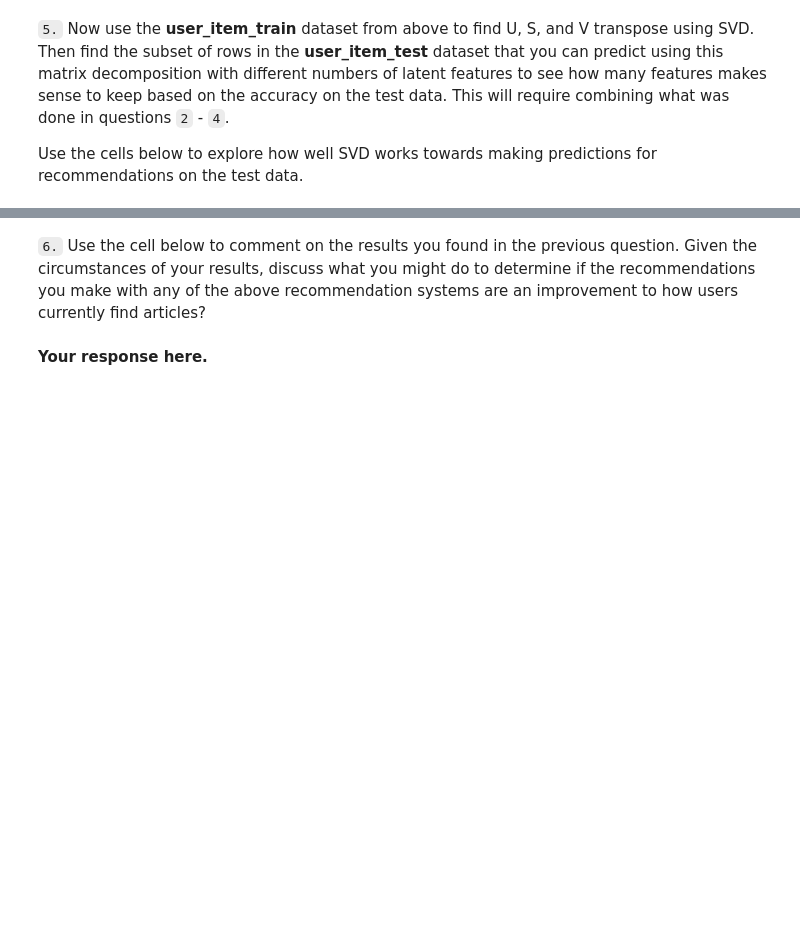
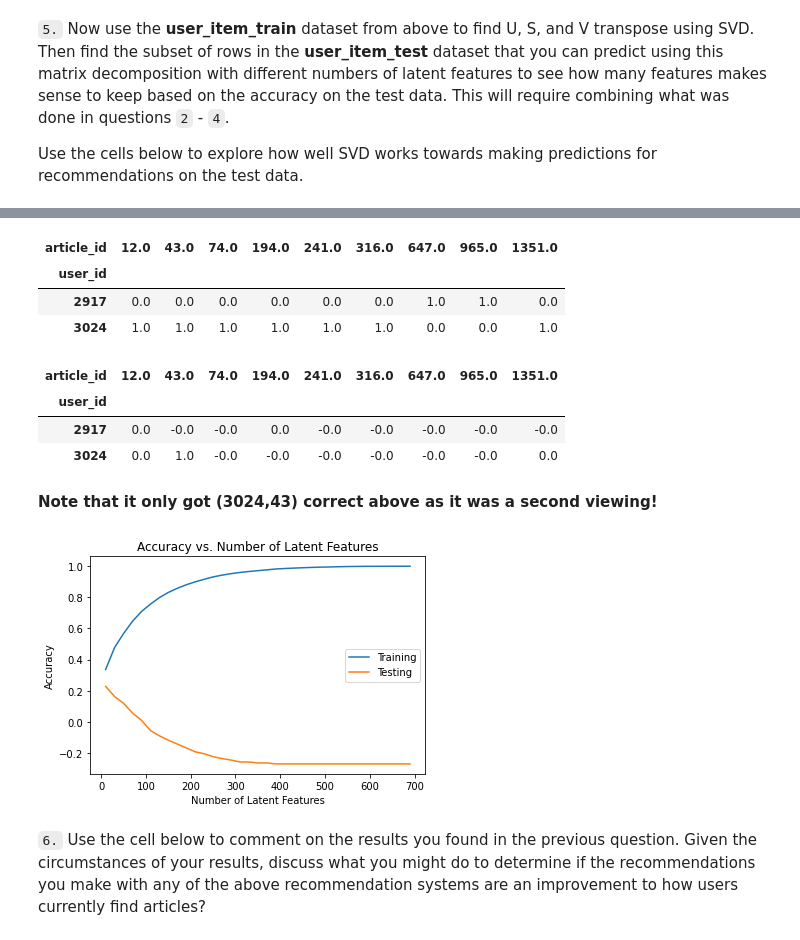
Before and after one commit to paul-stubley/Udacity, a Jupyter notebook: Project_4__Recommendation_Engines/Recommendations_with_IBM.ipynb, the cells around one changed output, grey strips where cells are left out. Drawn from its saved outputs; the diff is of its cells as text; code cells hidden in the pictures; blank space fills up the shorter version.

```diff
--- a/Project_4__Recommendation_Engines/Recommendations_with_IBM.ipynb
+++ b/Project_4__Recommendation_Engines/Recommendations_with_IBM.ipynb
@@ -726,0 +810,3 @@ user_item_train, user_item_test, test_idx, test_arts = create_test_and_train_use
+# %%
+u_train, s_train, vt_train = np.linalg.svd(user_item_train)
+s_train.shape, u_train.shape, vt_train.shape
@@ -726,0 +815,4 @@ user_item_train, user_item_test, test_idx, test_arts = create_test_and_train_use
+# %%
+# Recreate user_item_train using all latent variables
+recreation = recreate_df(u_train,s_train,vt_train,714,user_item_train)
+abs(round(recreation)).head()
@@ -726,0 +832,5 @@ user_item_train, user_item_test, test_idx, test_arts = create_test_and_train_use
+# %%
+# Recreate user_item_train using first k latent variables
+k = 200
+recreation_k = recreate_df(u_train,s_train,vt_train,k,user_item_train)
+recreation_k.head()
@@ -726,0 +850,8 @@ user_item_train, user_item_test, test_idx, test_arts = create_test_and_train_use
+# %%
+existing_users = set(df_test.user_id).intersection(set(df_train.user_id))
+new_users = set(df_test.user_id).difference(set(df_train.user_id))
+print("Existing users: {}, New users: {}".format(len(existing_users),len(new_users)))
+
+existing_articles = set(df_test.article_id).intersection(set(df_train.article_id))
+new_articles = set(df_test.article_id).difference(set(df_train.article_id))
+print("Existing articles: {}, New articles: {}".format(len(existing_articles),len(new_articles)))
@@ -752,0 +917,20 @@ u_train, s_train, vt_train = # fit svd similar to above then use the cells below
+# %%
+# Their new views in the test data
+t2 = user_item_test.loc[[2917,3024]].sort_index()
+t2 = t2.loc[:,t2.sum(axis=0)!=0]
+t2
+# %% [output]
+| article_id | 12.0 | 43.0 | 74.0 | 194.0 | 241.0 | 316.0 | 647.0 | 965.0 | 1351.0 |
+| user_id |  |  |  |  |  |  |  |  |  |
+| 2917 | 0.0 | 0.0 | 0.0 | 0.0 | 0.0 | 0.0 | 1.0 | 1.0 | 0.0 |
+| 3024 | 1.0 | 1.0 | 1.0 | 1.0 | 1.0 | 1.0 | 0.0 | 0.0 | 1.0 |
+# %%
+# What did our prediction for these columns yield?
+round(recreation_k.loc[[2917,3024],t2.columns])
+# %% [output]
+| article_id | 12.0 | 43.0 | 74.0 | 194.0 | 241.0 | 316.0 | 647.0 | 965.0 | 1351.0 |
+| user_id |  |  |  |  |  |  |  |  |  |
+| 2917 | 0.0 | -0.0 | -0.0 | 0.0 | -0.0 | -0.0 | -0.0 | -0.0 | -0.0 |
+| 3024 | 0.0 | 1.0 | -0.0 | -0.0 | -0.0 | -0.0 | -0.0 | -0.0 | 0.0 |
+# %% [markdown]
+**Note that it only got (3024,43) correct above as it was a second viewing!**
@@ -753,4 +958,29 @@ u_train, s_train, vt_train = # fit svd similar to above then use the cells below
+# %%
+# Calculate training and testing error for different numbers of latent variables
+
+# Calculate u,s,vt one last time
+u_train, s_train, vt_train = np.linalg.svd(user_item_train)
+
+num_latent_feats = np.arange(10,700+10,20)
+SAE_training = []
+SAE_testing = []
+
+for k in num_latent_feats:
+    # recreate user_item matrix
+    user_item_est = np.around(recreate_df(u_train, s_train, vt_train,k,user_item_train))
+
+    SAE_training.append(score(user_item_est,user_item_train))
+    SAE_testing.append(score(user_item_est,user_item_test, existing_users, existing_articles))
+
+shape_for_test = df_test[(df_test.article_id.isin(existing_articles)) & (df_test.user_id.isin(existing_users))].shape[0]
+
+plt.plot(num_latent_feats, 1 - np.array(SAE_training)/df_train.shape[0], label = 'Training')
+plt.plot(num_latent_feats, 1 - np.array(SAE_testing)/shape_for_test, label = 'Testing')
+plt.xlabel('Number of Latent Features')
+plt.ylabel('Accuracy')
+plt.title('Accuracy vs. Number of Latent Features')
+plt.legend();
+# %% [output]
+[figure, added]
 # %% [markdown]
 `6.` Use the cell below to comment on the results you found in the previous question. Given the circumstances of your results, discuss what you might do to determine if the recommendations you make with any of the above recommendation systems are an improvement to how users currently find articles?
-# %% [markdown]
-**Your response here.**
```
Also changed, not shown: parts of 40 cells of this notebook, 1 other file.
